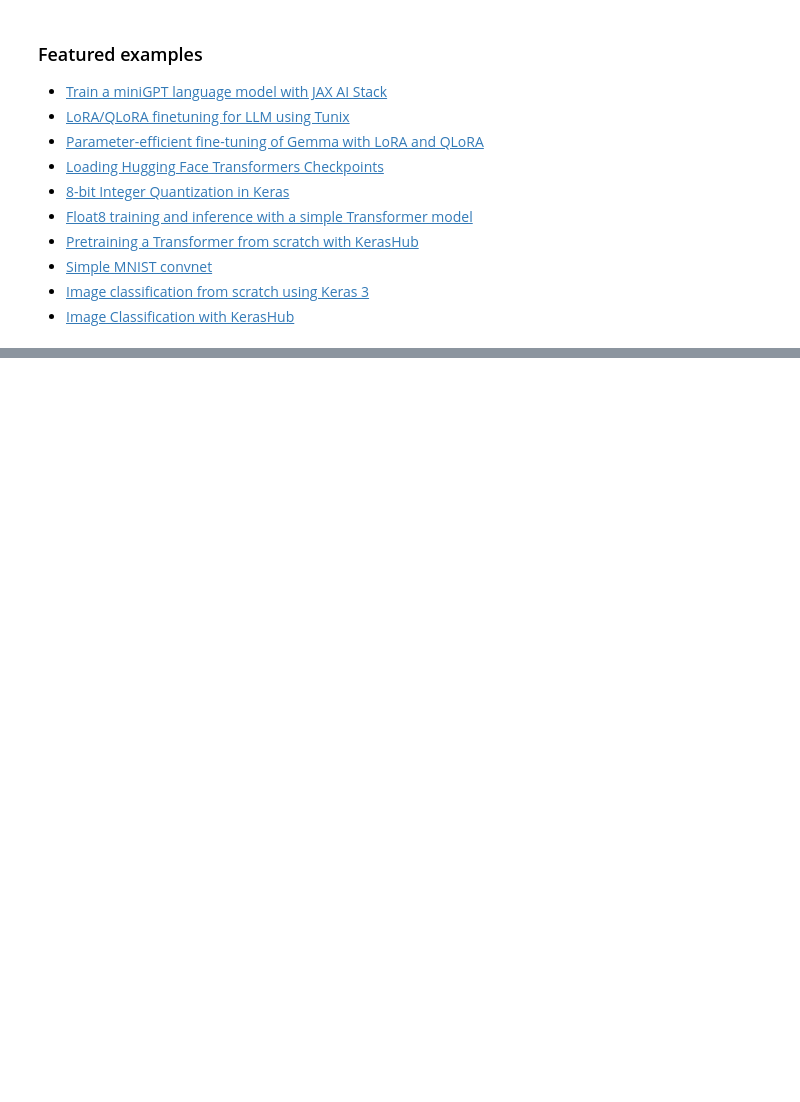
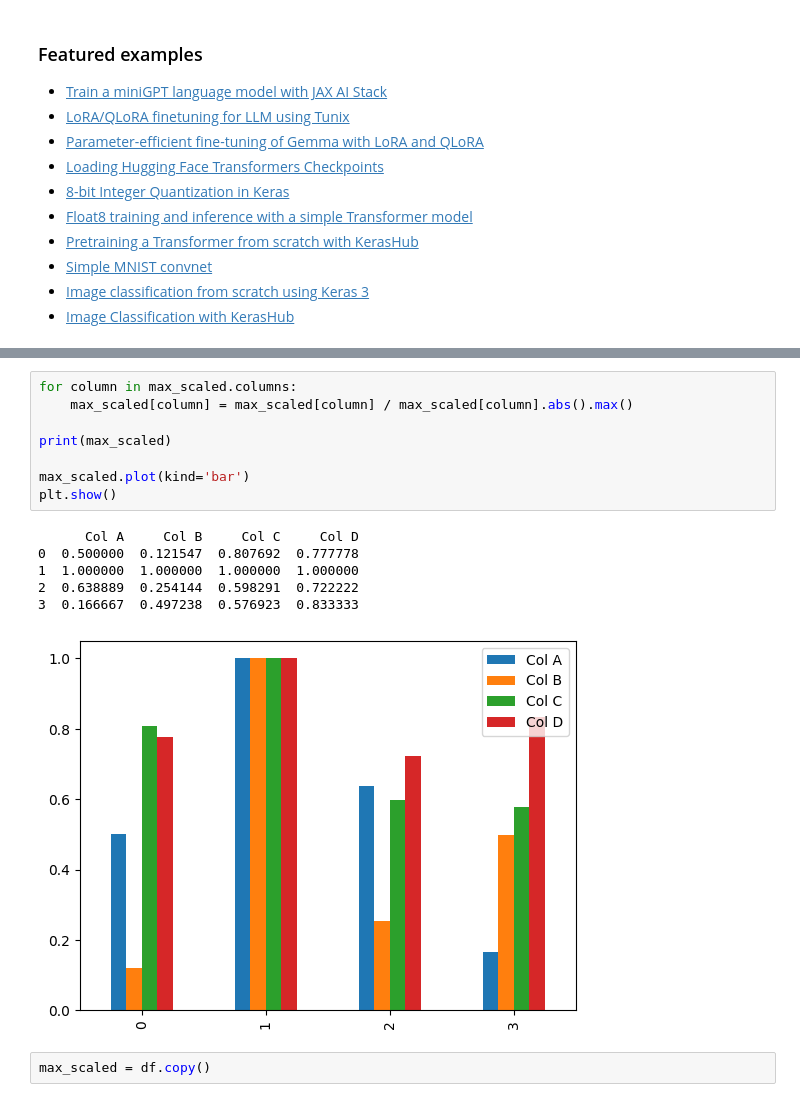
Before and after one commit to krishnananda644-max/krishna-ml-lab, a Jupyter notebook: Welcome_To_Colab.ipynb, the cells around one changed output, grey strips where cells are left out. Cells and saved outputs as stored; diff of their text form; blank space fills up the shorter version.

```diff
--- a/Welcome_To_Colab.ipynb
+++ b/Welcome_To_Colab.ipynb
@@ -355,0 +242,17 @@ These are a few of the notebooks related to Machine Learning, including Google's
+# %%
+for column in max_scaled.columns:
+    max_scaled[column] = max_scaled[column] / max_scaled[column].abs().max()
+
+print(max_scaled)
+
+max_scaled.plot(kind='bar')
+plt.show()
+# %% [output]
+      Col A     Col B     Col C     Col D
+0  0.500000  0.121547  0.807692  0.777778
+1  1.000000  1.000000  1.000000  1.000000
+2  0.638889  0.254144  0.598291  0.722222
+3  0.166667  0.497238  0.576923  0.833333
+[figure, added]
+# %%
+max_scaled = df.copy()
```
Also changed, not shown: parts of 24 cells of this notebook.
